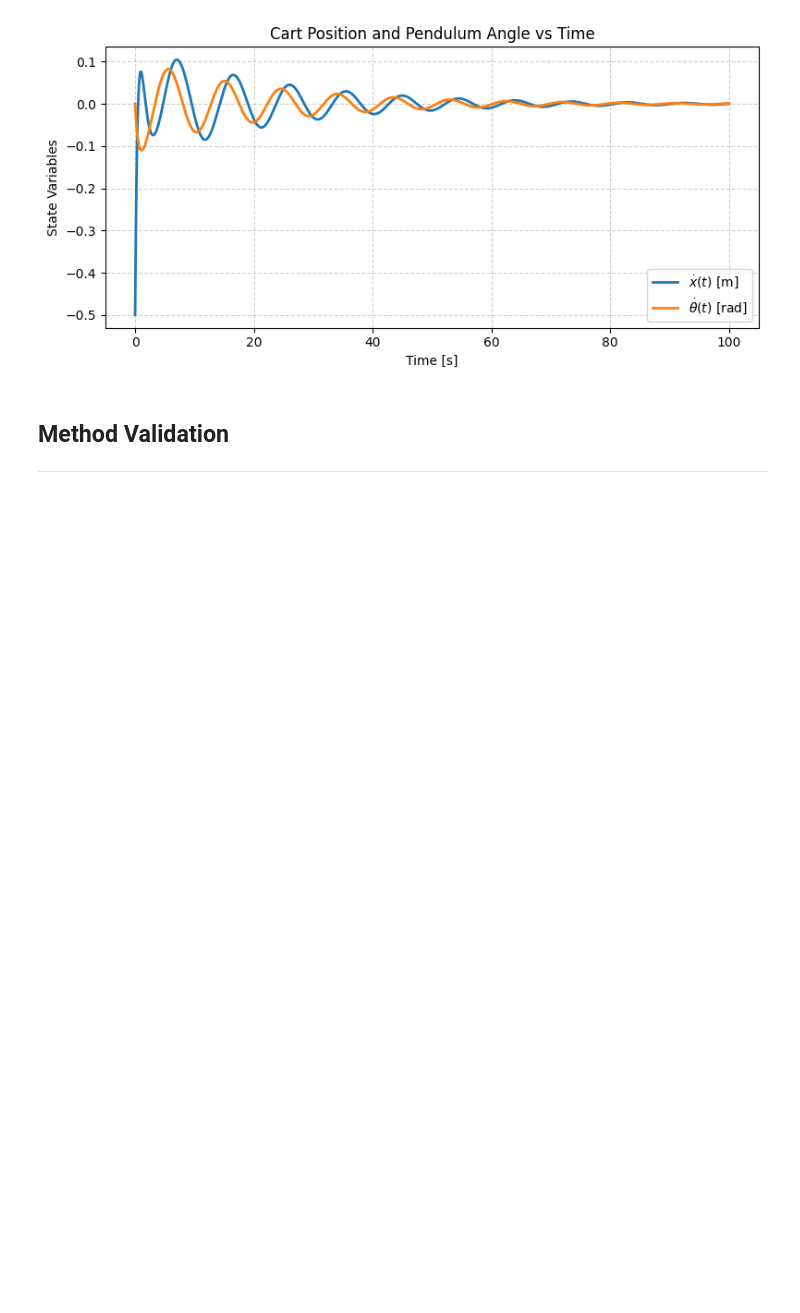
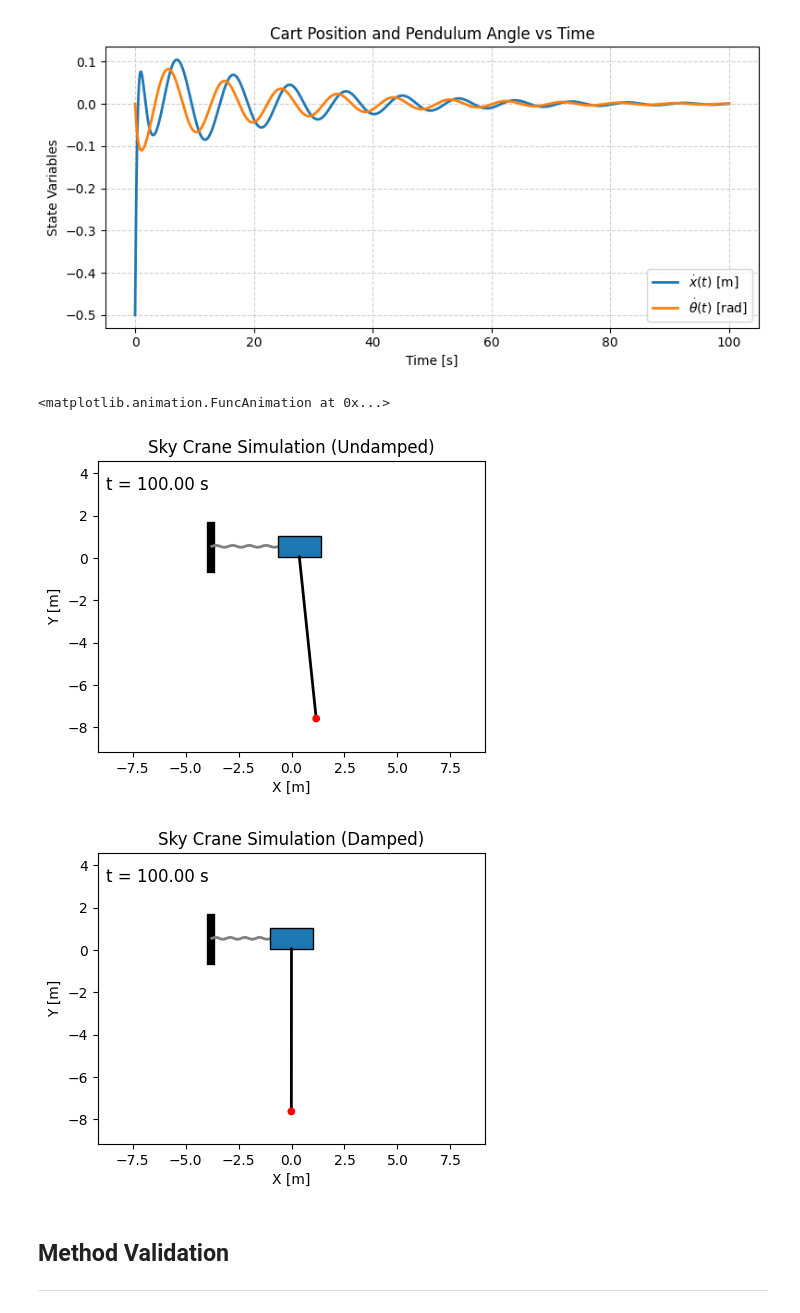
Before and after one commit to elijah-lewis5/AE370-Project-1, a Jupyter notebook: main.ipynb, the cells around one changed output. Drawn from its saved outputs; the diff is of its cells as text; code cells hidden in the pictures; blank space fills up the shorter version.

```diff
--- a/main.ipynb
+++ b/main.ipynb
@@ -103,8 +103,12 @@ plot_xdot_thetadot(T_damped, U_damped)
 [figure]
 # %%
 # Create animations of the systems
-#animate_skycrane(T, U, dt, skip = 10, save_path="results/skycrane.gif", title='Undamped')
-#animate_skycrane(T_damped, U_damped, dt, skip = 10, save_path="results/skycrane_damped.gif", title='Damped')
+animate_skycrane(T, U, dt, interval = 1, skip = 1, save_path="results/skycrane.gif", title='Undamped')
+animate_skycrane(T_damped, U_damped, dt, interval = 1, skip = 1, save_path="results/skycrane_damped.gif", title='Damped')
+# %% [output]
+<matplotlib.animation.FuncAnimation at 0x...>
+[figure, added]
+[figure, added]
 # %% [markdown]
 ## Method Validation
 
```
Also changed, not shown: 3 other files.
